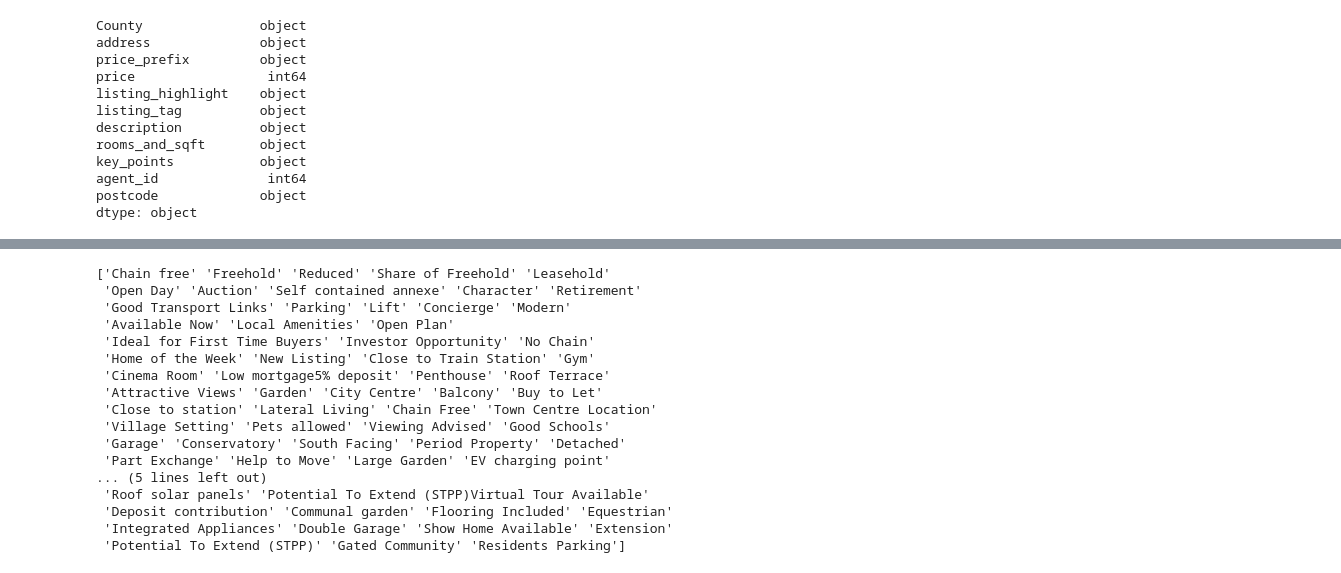
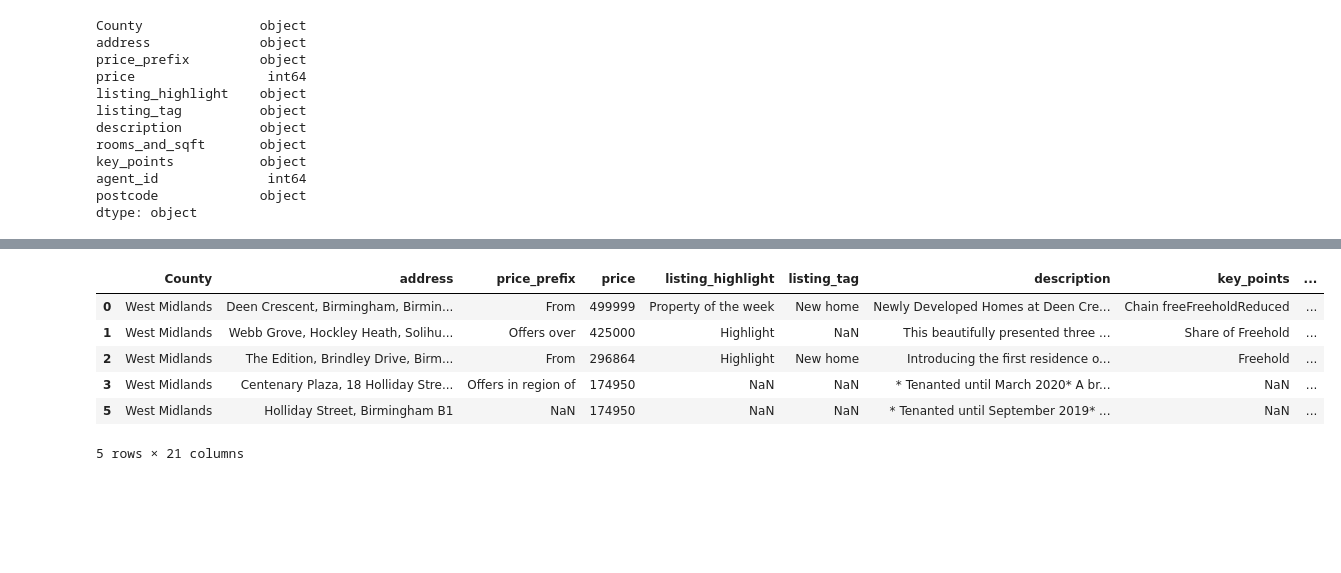
Before and after one commit to maleeper/how-to-use-jupyter-notebooks, a Jupyter notebook: jupyter_notebook/houses_for_sale.ipynb, the cells around one changed output, grey strips where cells are left out. Saved outputs shown, nothing was run; the diff lists cells and outputs as text; code cells hidden in the pictures; blank space fills up the shorter version.

Commit message:
cleaned data and ready to analyse and create vizs

```diff
--- a/jupyter_notebook/houses_for_sale.ipynb
+++ b/jupyter_notebook/houses_for_sale.ipynb
@@ -394,45 +394,62 @@ df.head(20)
 # %%
 # We now to convert the 'key_points' column to a list strings separated by commas using the fact that
 #df['key_points'] = df['key_points'].str.split(',').apply(lambda x:
 df['key_points'].head(50)
 
 # Add a separator before every internal capital letter
 # leave existing spaces alone
 # "Chain freeLeaseholdReduced" becomes "Chain free|Leasehold|Reduced"
 import re
 
 cleaned = (
     df['key_points']
       .fillna('')
       .str.replace(r'([a-z])([A-Z])', r'\1|\2', regex=True))
 # write to a CSV file
 cleaned.to_csv('key_points_cleaned.csv', index=False)
 
 tokens = (
     cleaned.str.split('|')      # lists of bits
            .explode()           # one row per bit
            .str.strip()         # lose stray spaces
            .replace('', pd.NA)  # drop empties
            .dropna()
 )
 
 unique_feats = tokens.unique()
-print(unique_feats)
+#print(unique_feats)
+
+tokens = tokens[tokens.ne('')]        # drop empties
+
+# count token frequencies
+counts = tokens.value_counts()
+#print(counts.head(15))                # inspect the top 15
+
+# pick the most common features
+top_n   = 5
+keepers = counts.head(top_n).index
+
+# add Boolean “is_…” columns for those features
+for feat in keepers:
+    col_name = 'is_' + re.sub(r'\s+', '_', feat.lower())
+    df[col_name] = df['key_points']\
+        .str.contains(feat, case=False, na=False)
+
+# preview
+#df.head()
+#Add 'Share of Freehold', 'New Build' and 'is_reduced' features
+df['is_share_of_freehold'] = df['key_points'].str.contains('Share of Freehold', case=False, na=False)
+df['is_new_build'] = df['key_points'].str.contains('New Build', case=False, na=False)
+df['is_reduced'] = df['key_points'].str.contains('Reduced', case=False, na=False)
+df.head()
+
+# write the cleaned DataFrame to a new CSV file
+df.to_csv('houses_for_sale_cleaned.csv', index=False)
 # %% [output]
+|  | County | address | price_prefix | price | listing_highlight | listing_tag | description | key_points | ... |
+| 0 | West Midlands | Deen Crescent, Birmingham, Birmin... | From | 499999 | Property of the week | New home | Newly Developed Homes at Deen Cre... | Chain freeFreeholdReduced | ... |
+| 1 | West Midlands | Webb Grove, Hockley Heath, Solihu... | Offers over | 425000 | Highlight | NaN | This beautifully presented three ... | Share of Freehold | ... |
+| 2 | West Midlands | The Edition, Brindley Drive, Birm... | From | 296864 | Highlight | New home | Introducing the first residence o... | Freehold | ... |
+| 3 | West Midlands | Centenary Plaza, 18 Holliday Stre... | Offers in region of | 174950 | NaN | NaN | * Tenanted until March 2020* A br... | NaN | ... |
+| 5 | West Midlands | Holliday Street, Birmingham B1 | NaN | 174950 | NaN | NaN | * Tenanted until September 2019* ... | NaN | ... |
-['Chain free' 'Freehold' 'Reduced' 'Share of Freehold' 'Leasehold'
- 'Open Day' 'Auction' 'Self contained annexe' 'Character' 'Retirement'
- 'Good Transport Links' 'Parking' 'Lift' 'Concierge' 'Modern'
- 'Available Now' 'Local Amenities' 'Open Plan'
- 'Ideal for First Time Buyers' 'Investor Opportunity' 'No Chain'
- 'Home of the Week' 'New Listing' 'Close to Train Station' 'Gym'
- 'Cinema Room' 'Low mortgage5% deposit' 'Penthouse' 'Roof Terrace'
- 'Attractive Views' 'Garden' 'City Centre' 'Balcony' 'Buy to Let'
- 'Close to station' 'Lateral Living' 'Chain Free' 'Town Centre Location'
- 'Village Setting' 'Pets allowed' 'Viewing Advised' 'Good Schools'
- 'Garage' 'Conservatory' 'South Facing' 'Period Property' 'Detached'
- 'Part Exchange' 'Help to Move' 'Large Garden' 'EV charging point'
-... (5 lines left out)
- 'Roof solar panels' 'Potential To Extend (STPP)Virtual Tour Available'
- 'Deposit contribution' 'Communal garden' 'Flooring Included' 'Equestrian'
- 'Integrated Appliances' 'Double Garage' 'Show Home Available' 'Extension'
- 'Potential To Extend (STPP)' 'Gated Community' 'Residents Parking']
+5 rows × 21 columns
```
Also changed, not shown: parts of 2 cells of this notebook.
